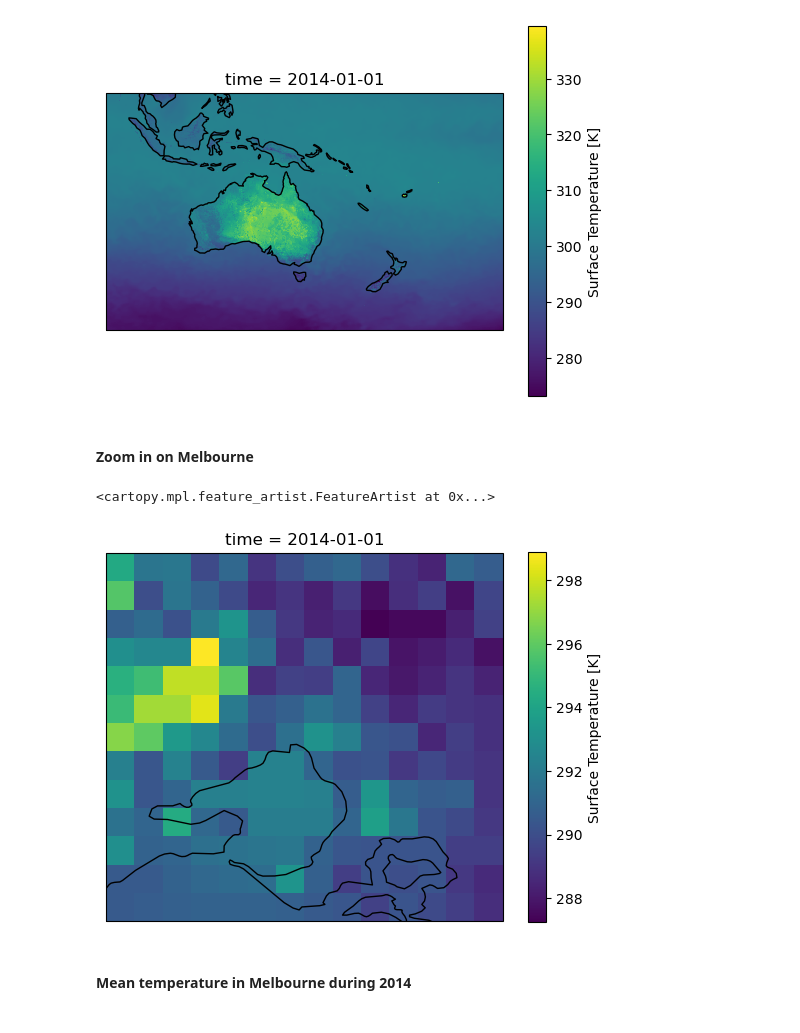
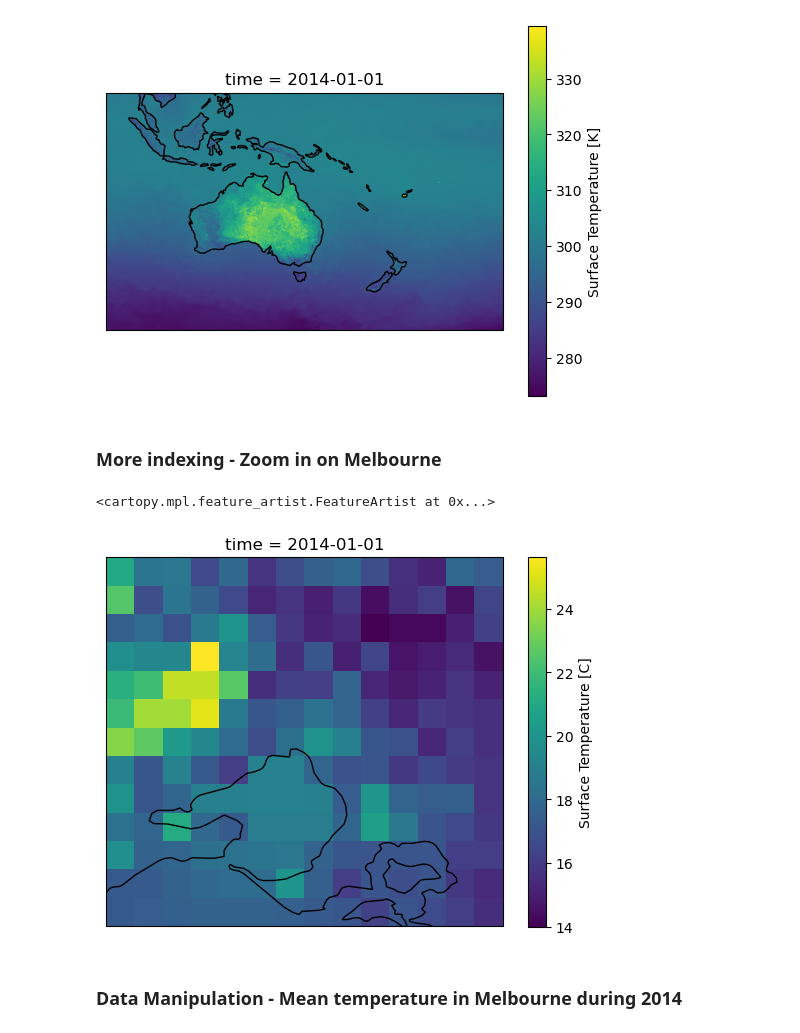
Before and after one commit to joshuatorrance/barpa-barra2-amos2024, a Jupyter notebook: AMOS2024.ipynb, the cells around one changed output. Saved outputs shown, nothing was run; the diff lists cells and outputs as text; code cells hidden in the pictures.

```diff
--- a/AMOS2024.ipynb
+++ b/AMOS2024.ipynb
@@ -296,6 +304,11 @@ array('2014-01-01T00:00:00.000000000', dtype='datetime64[ns]')
 # %%
 var = 'tasmax'
-ds_accum = loaddata.load_barra2_data("BARRA-R2", "1hr", var, tstart=datetime(2014, 1, 1), tend=datetime(2015, 1, 1))
-print(ds_accum[var].attrs['long_name'])
+time_resolution = '1hr'
+
+# What is this variable?
+loaddata.whatis(time_resolution, var)
+
+# Take a look a the first time step
+ds_accum = loaddata.load_barra2_data("BARRA-R2", time_resolution, var, tstart=datetime(2014, 1, 1), tend=datetime(2015, 1, 1))
 ds_accum['time'][0].data
 # %% [output]
@@ -320,0 +416,5 @@ ds_first_timestep = ds.isel(time=0)
+# %%
+# Alternatively select the first timestep by giving a string
+ds_first_timestep = ds.sel(time='2014-01-01')
+#ds_first_timestep = ds.sel(time='2014-01-01T00:00')
+ds_first_timestep
@@ -348,25 +487,35 @@ p.axes.coastlines()
 <cartopy.mpl.feature_artist.FeatureArtist at 0x...>
 [figure]
 # %% [markdown]
-#### Zoom in on Melbourne
+### More indexing - Zoom in on Melbourne
 # %%
-# Select the Melbourne region with slice
-# TODO: add more comments
+# Select the Melbourne region using slice
 melb_lat, melb_lon = -37.840935, 144.946457
-width = 0.75
-ds_melb = ds.sel(lat=slice(melb_lat - width, melb_lat + width),
-                 lon=slice(melb_lon - width, melb_lon + width))
+width = 1.5
+
+ds_melb = ds.sel(lat=slice(melb_lat - width/2, melb_lat + width/2),
+                 lon=slice(melb_lon - width/2, melb_lon + width/2))
+# %%
+# Let's convert the temperature to centigrade
+ds_melb[var] = ds_melb[var] - 273.25
+
+# The above arithmetic will not preserve the DataArray's attributes
+# So let's copy them here and update the units.
+ds_melb[var].attrs = ds[var].attrs
+ds_melb[var].attrs['units'] = 'C'
 # %%
+# Let's plot the resulting data array as we did before
+# We can reuse the project we defined earlier
 da = ds_melb.isel(time=0)[var]
-centre_lon = da['lon'].mean().values
-projection = cartopy.crs.PlateCarree(central_longitude=centre_lon)
-p = da.plot(
+
+plot = da.plot(
     transform=cartopy.crs.PlateCarree(),
-    subplot_kws={"projection": projection, "facecolor": "gray"})
-p.axes.coastlines()
+    subplot_kws={"projection": projection})
+
+plot.axes.coastlines()
 # %% [output]
 <cartopy.mpl.feature_artist.FeatureArtist at 0x...>
-[figure, old version]
+[figure, new version]
 # %% [markdown]
-#### Mean temperature in Melbourne during 2014
+### Data Manipulation - Mean temperature in Melbourne during 2014
 # %%
```
Also changed, not shown: parts of 26 cells of this notebook.
